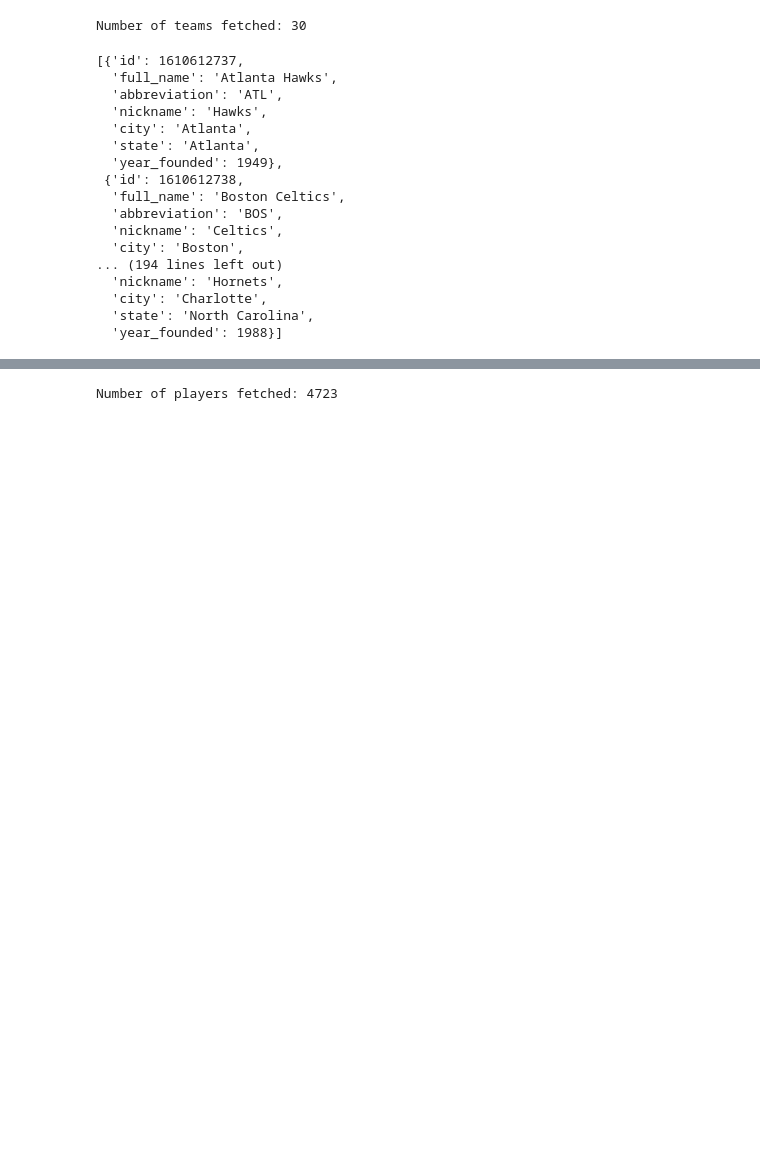
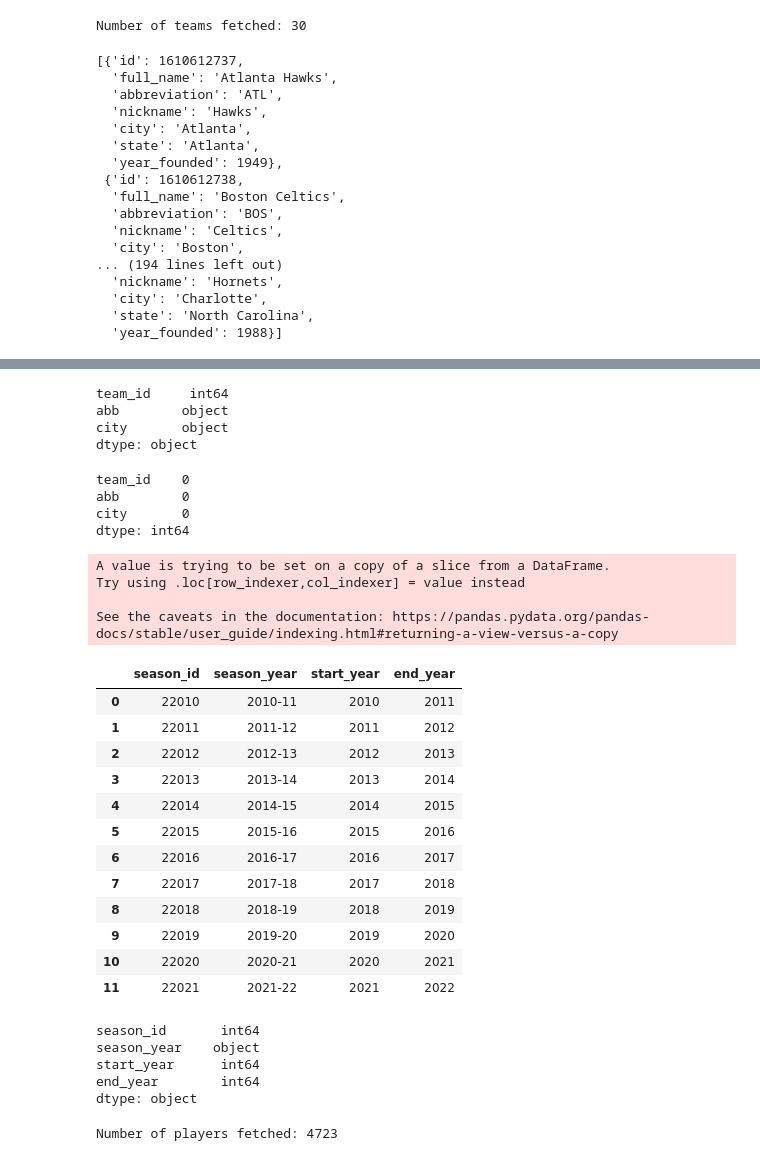
Before and after one commit to QQrex/Predicting_NBA_MVP_by_the_Stats, a Jupyter notebook: Data_Extract_to_DB/Test nba api.ipynb, the cells around one changed output, grey strips where cells are left out. Drawn from its saved outputs; the diff is of its cells as text; code cells hidden in the pictures; blank space fills up the shorter version.

```diff
--- a/Data_Extract_to_DB/Test nba api.ipynb
+++ b/Data_Extract_to_DB/Test nba api.ipynb
@@ -50,0 +99,24 @@ Number of teams fetched: 30
+# %%
+# check dtypes for team datatype
+nba_teams_keep_df.dtypes
+# %% [output]
+team_id     int64
+abb        object
+city       object
+dtype: object
+# %%
+# check null values
+nba_teams_keep_df.isnull().sum()
+# %% [output]
+team_id    0
+abb        0
+city       0
+dtype: int64
+# %%
+# change team_id dtype
+nba_teams_keep_df['team_id'] = nba_teams_keep_df['team_id'].astype(str)
+# %% [output]
+A value is trying to be set on a copy of a slice from a DataFrame.
+Try using .loc[row_indexer,col_indexer] = value instead
+
+See the caveats in the documentation: https://pandas.pydata.org/pandas-docs/stable/user_guide/indexing.html#returning-a-view-versus-a-copy
@@ -50,0 +128,25 @@ Number of teams fetched: 30
+# %%
+season_df = pd.read_csv(season_file_path)
+season_df
+# %% [output]
+|  | season_id | season_year | start_year | end_year |
+| 0 | 22010 | 2010-11 | 2010 | 2011 |
+| 1 | 22011 | 2011-12 | 2011 | 2012 |
+| 2 | 22012 | 2012-13 | 2012 | 2013 |
+| 3 | 22013 | 2013-14 | 2013 | 2014 |
+| 4 | 22014 | 2014-15 | 2014 | 2015 |
+| 5 | 22015 | 2015-16 | 2015 | 2016 |
+| 6 | 22016 | 2016-17 | 2016 | 2017 |
+| 7 | 22017 | 2017-18 | 2017 | 2018 |
+| 8 | 22018 | 2018-19 | 2018 | 2019 |
+| 9 | 22019 | 2019-20 | 2019 | 2020 |
+| 10 | 22020 | 2020-21 | 2020 | 2021 |
+| 11 | 22021 | 2021-22 | 2021 | 2022 |
+# %%
+season_df.dtypes
+# %% [output]
+season_id       int64
+season_year    object
+start_year      int64
+end_year        int64
+dtype: object
```
Also changed, not shown: parts of 33 cells of this notebook, 4 other files.
